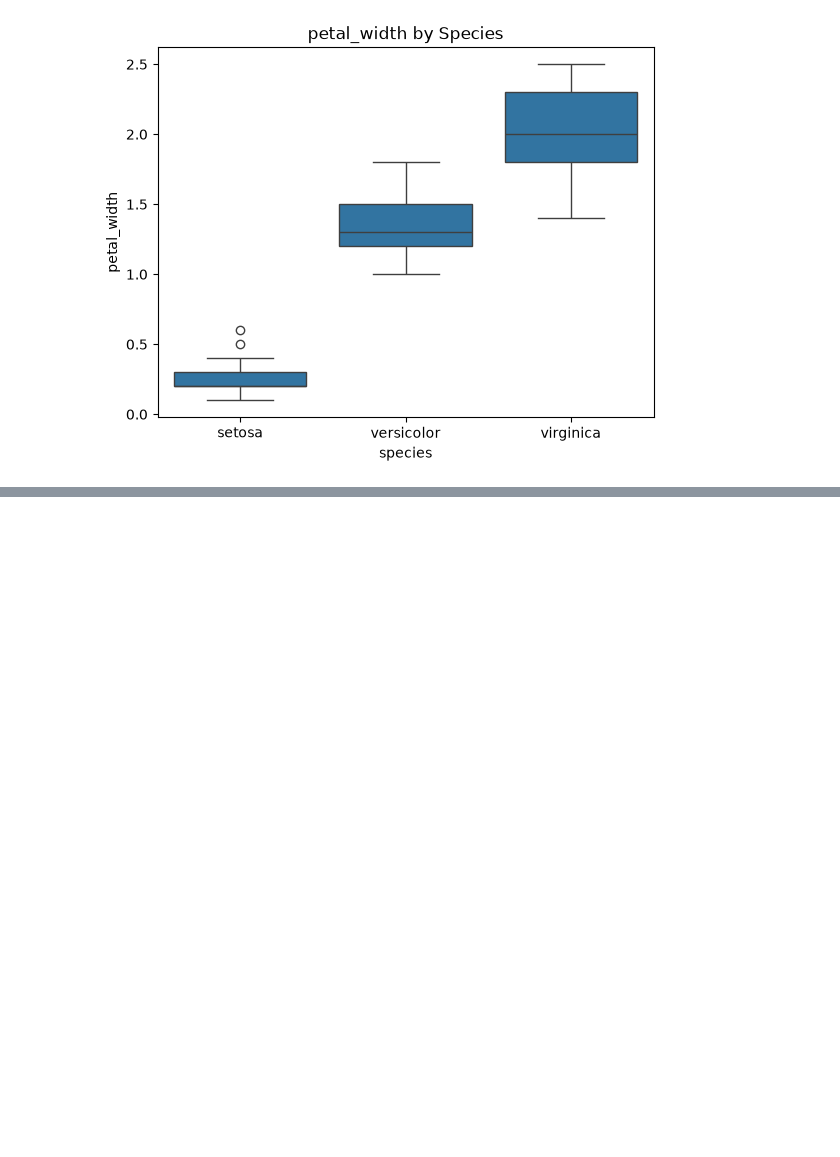
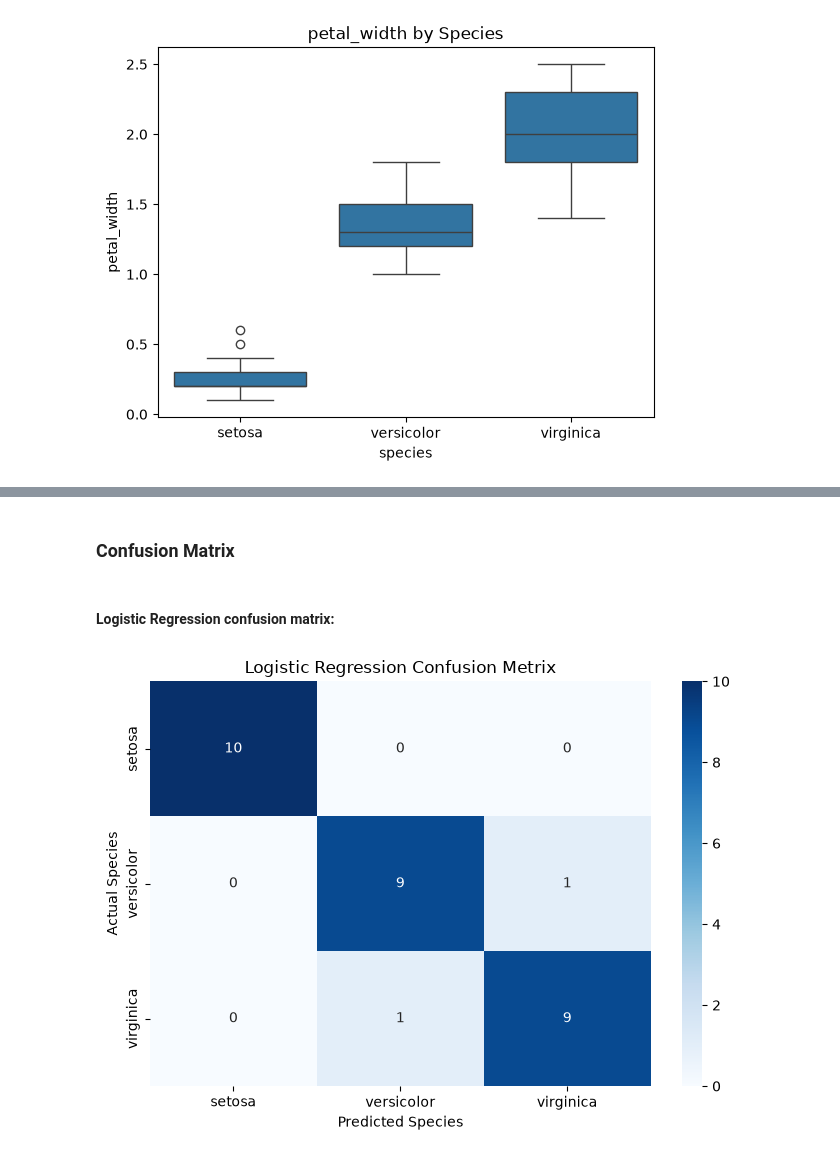
Before and after one commit to Niraj7272/Datheon_Machine_Learning_-_Data_Science_Internship, a Jupyter notebook: Iris-Flower-Classification/notebook/iris_classification.ipynb, the cells around one changed output, grey strips where cells are left out. Saved outputs shown, nothing was run; the diff lists cells and outputs as text; code cells hidden in the pictures; blank space fills up the shorter version.

```diff
--- a/Iris-Flower-Classification/notebook/iris_classification.ipynb
+++ b/Iris-Flower-Classification/notebook/iris_classification.ipynb
@@ -142,0 +150,12 @@ X_train, X_test, y_train, y_test = train_test_split(
+# %%
+from sklearn.linear_model import LogisticRegression
+from sklearn.tree import DecisionTreeClassifier
+
+logisticregression_model = LogisticRegression(
+    max_iter=1000,
+    random_state=42
+)
+
+decisiontree_model = DecisionTreeClassifier(
+    random_state=42
+)
@@ -142,0 +168,4 @@ X_train, X_test, y_train, y_test = train_test_split(
+# %%
+logisticregression_pred = logisticregression_model.predict(X_test_scaled)
+
+decisiontree_pred = decisiontree_model.predict(X_test)
@@ -142,0 +260,26 @@ X_train, X_test, y_train, y_test = train_test_split(
+# %% [markdown]
+### Confusion Matrix
+# %% [markdown]
+#### Logistic Regression confusion matrix:
+# %%
+cm_lr = confusion_matrix(y_test, logisticregression_pred)
+
+plt.figure(figsize=(7, 5))
+
+sns.heatmap(
+    cm_lr,
+    annot=True,
+    fmt="d",
+    cmap="Blues",
+    xticklabels=logisticregression_model.classes_,
+    yticklabels= logisticregression_model.classes_
+)
+
+plt.title("Logistic Regression Confusion Metrix")
+plt.xlabel("Predicted Species")
+plt.ylabel("Actual Species")
+
+plt.tight_layout()
+plt.show()
+# %% [output]
+[figure, added]
```
Also changed, not shown: parts of 9 cells of this notebook.
